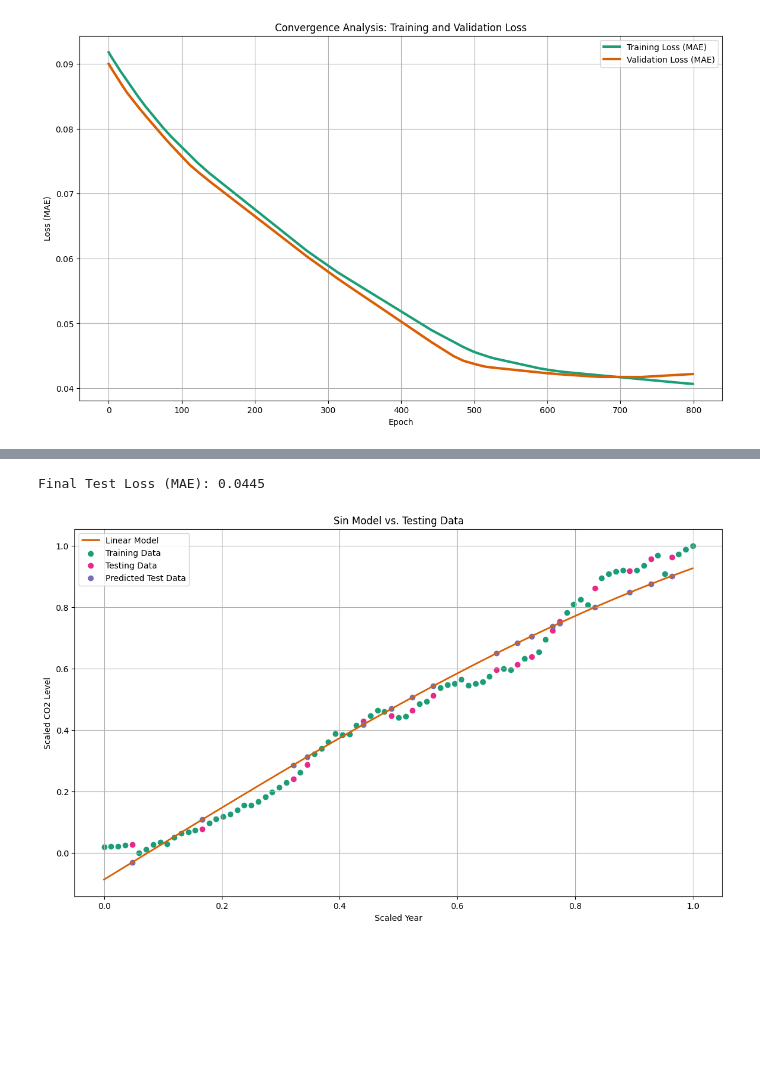
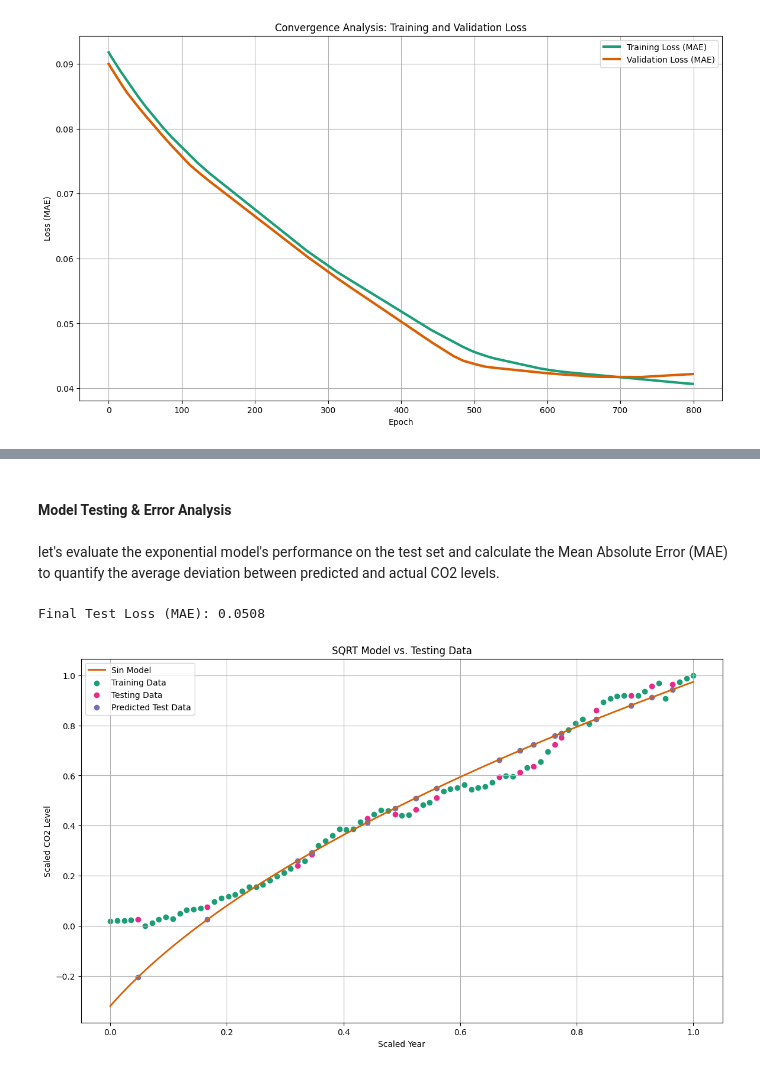
Before and after one commit to SepehrAkbari/LFC-courses, a Jupyter notebook: CSCI-240/Project-3/Main/Main.ipynb, the cells around one changed output, grey strips where cells are left out. Cells and saved outputs as stored; diff of their text form; code cells hidden in the pictures; blank space fills up the shorter version.

```diff
--- a/CSCI-240/Project-3/Main/Main.ipynb
+++ b/CSCI-240/Project-3/Main/Main.ipynb
@@ -407,0 +592,19 @@ $$ y = 1.19 \sin(0.99x - 0.04) - 0.037$$
+# %%
+# Initial parameter values
+a = 0.95
+b = 3.5
+c = 0.4
+d = -0.95
+# %%
+x = np.linspace(0, 1, 100)
+y = sqrtModel(a, b, c, d, x)
+
+plt.figure(figsize = (14, 8))
+plt.scatter(x_train, y_train, color = '#1b9e77', label = 'Training Data')
+plt.plot(x, y, linewidth = 2, color = '#d95f02', label = 'Initial Model')
+plt.xlabel('Scaled Year')
+plt.ylabel('Scaled CO2 Level')
+plt.title('CO2 levels: Initial Square Root Model')
+plt.legend()
+plt.grid(True)
+plt.show()
@@ -407,0 +621,3 @@ $$ y = 1.19 \sin(0.99x - 0.04) - 0.037$$
+# %%
+def sqrtError(a: float, b: float, c:float, d:float, x:np.ndarray, y:np.ndarray) -> float:
+    return np.mean((np.abs(sqrtModel(a, b, c, d, x) - y)))
@@ -407,0 +646,4 @@ $$ y = 1.19 \sin(0.99x - 0.04) - 0.037$$
+# %%
+# Hyperparameters
+learning_rate = 1E-4
+epochs = 400
@@ -408,23 +721,30 @@ $$ y = 1.19 \sin(0.99x - 0.04) - 0.037$$
+# %% [markdown]
+#### **Model Testing & Error Analysis**
+# %% [markdown]
+let's evaluate the exponential model's performance on the test set and calculate the Mean Absolute Error (MAE) to quantify the average deviation between predicted and actual CO2 levels.
 # %%
+x = np.linspace(0, 1, 100)
+y = sqrtModel(a, b, c, d, x)
+
 # Evaluate the model on the test set
-y_pred_test = sinModel(a, b, c, d, x_test)
-test_loss = sinError(a, b, c, d, x_test, y_test)
+y_pred_test = sqrtModel(a, b, c, d, x_test)
+test_loss = sqrtError(a, b, c, d, x_test, y_test)
 
 # Print the test loss
 print(f"Final Test Loss (MAE): {test_loss:.4f}")
 
 # Plot the model's predictions against the test data
 plt.figure(figsize=(14, 8))
 plt.plot(x, y, linewidth=2, color='#d95f02', label='Sin Model')
 plt.scatter(x_train_val, y_train_val, color='#1b9e77', label='Training Data')
 plt.scatter(x_test, y_test, color='#e7298a', label='Testing Data')
 plt.scatter(x_test, y_pred_test, color='#7570b3', label='Predicted Test Data')
 plt.xlabel('Scaled Year')
 plt.ylabel('Scaled CO2 Level')
-plt.title('Sin Model vs. Testing Data')
+plt.title('SQRT Model vs. Testing Data')
 plt.legend()
 plt.grid(True)
 plt.show()
 # %% [output]
-Final Test Loss (MAE): 0.0445
+Final Test Loss (MAE): 0.0508
-[figure, old version]
+[figure, new version]
```
Also changed, not shown: parts of 58 cells of this notebook.
